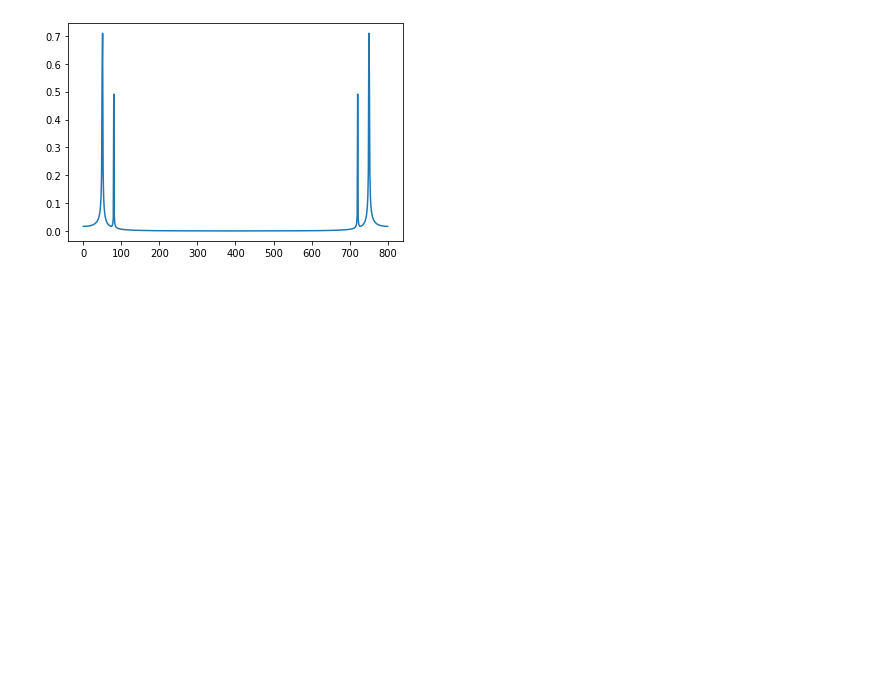
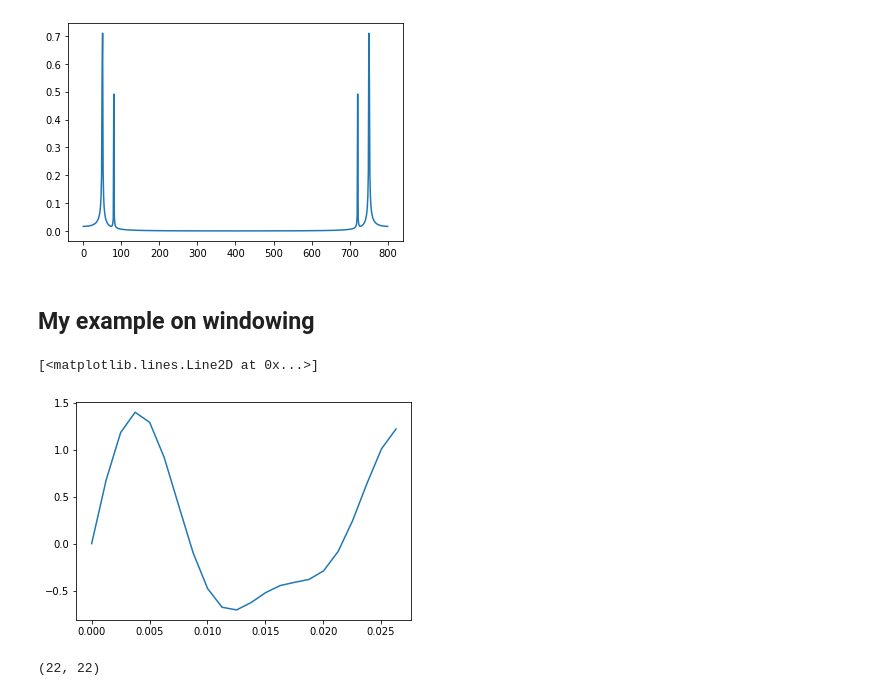
Before and after one commit to RRisto/learning, a Jupyter notebook: audio/Fourier trasnform.ipynb, the cells around one changed output. Drawn from its saved outputs; the diff is of its cells as text; code cells hidden in the pictures; blank space fills up the shorter version.

```diff
--- a/audio/Fourier trasnform.ipynb
+++ b/audio/Fourier trasnform.ipynb
@@ -35,3 +36,28 @@ ax.plot(xf, 2.0/N * np.abs(yf))
 plt.show()
 # %% [output]
 [figure]
+# %% [markdown]
+## My example on windowing
+# %%
+# Number of samplepoints
+N = 600
+# sample spacing - inverse of sample rate
+T = 1.0 / 800.0
+x = np.linspace(0.0, N*T, N)
+#take subset of original wave
+n_sub=22
+x=x[:n_sub]
+y = np.sin(50.0 * 2.0*np.pi*x) + 0.5*np.sin(80.0 * 2.0*np.pi*x)
+
+
+yf = scipy.fftpack.fft(y)
+xf = np.linspace(0.0, 1.0/(2.0*T), n_sub)
+
+plt.plot(x, y)
+# %% [output]
+[<matplotlib.lines.Line2D at 0x...>]
+[figure, added]
+# %%
+len(xf), len(yf)
+# %% [output]
+(22, 22)
```
Also changed, not shown: parts of 6 cells of this notebook, 1 other file.
